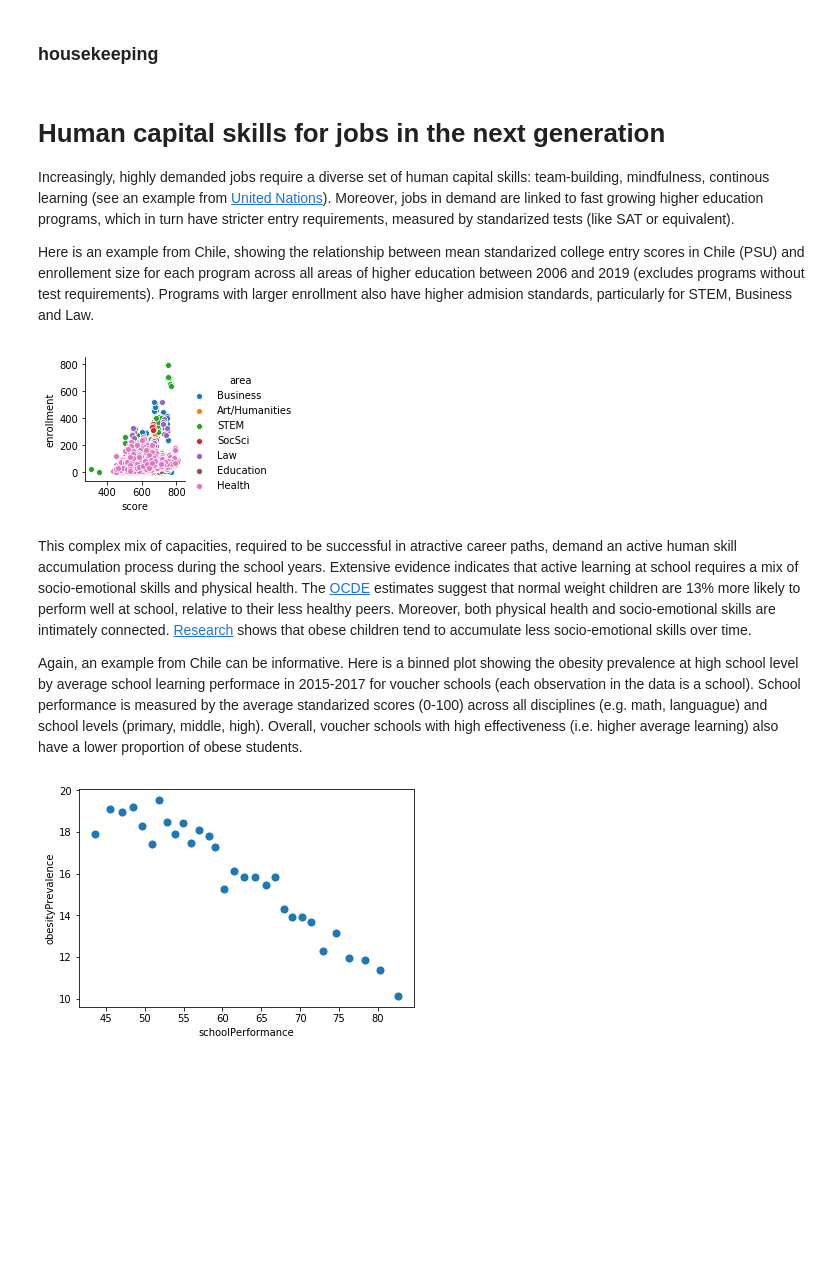
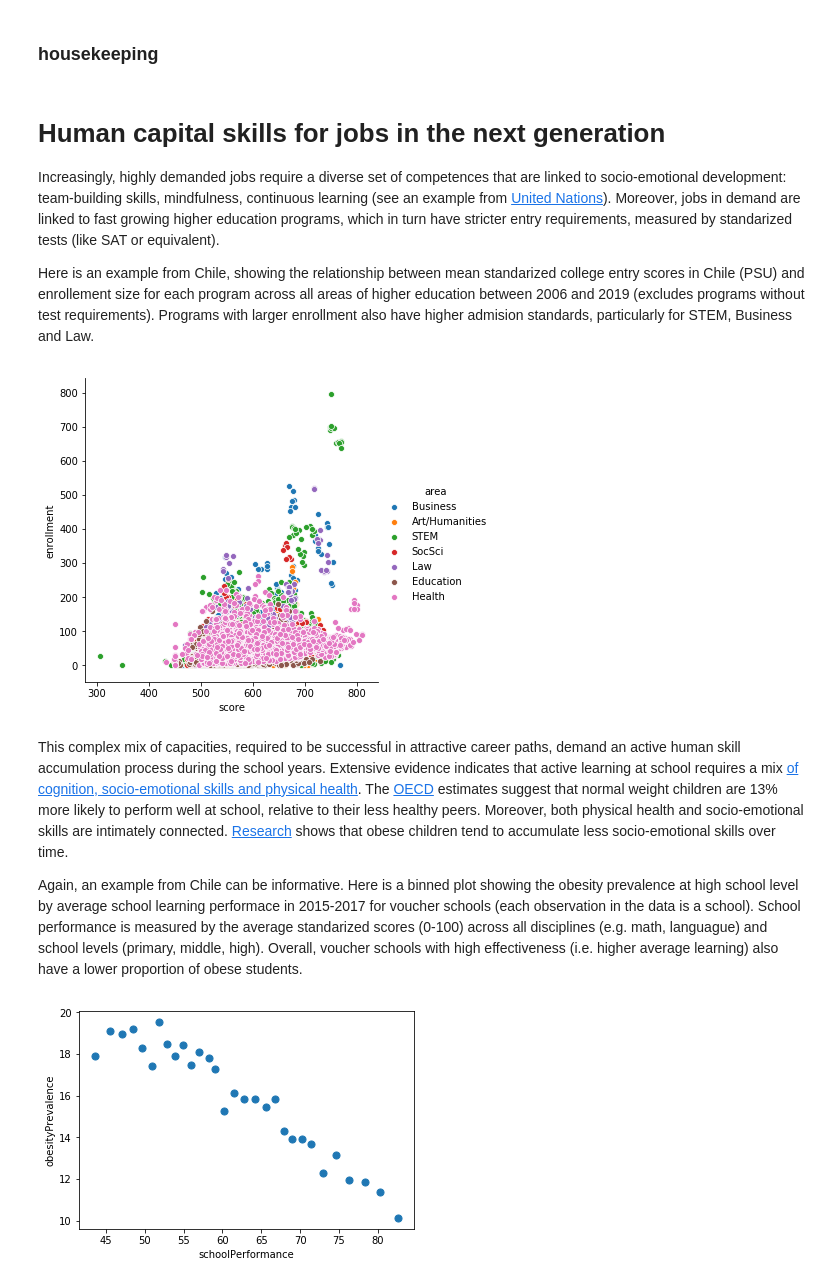
Before and after one commit to juancaros/junaeb, a Jupyter notebook: Intro.ipynb, the cells around one changed output. Cells and saved outputs as stored; diff of their text form; code cells hidden in the pictures; blank space fills up the shorter version.

```diff
--- a/Intro.ipynb
+++ b/Intro.ipynb
@@ -18,17 +18,17 @@ mn.dropna(inplace=True)
 # %% [markdown]
 # Human capital skills for jobs in the next generation
 
-Increasingly, highly demanded jobs require a diverse set of human capital skills: team-building, mindfulness, continous learning (see an example from [United Nations](https://careers.un.org/lbw/attachments/competencies_booklet_en.pdf)). Moreover, jobs in demand are linked to fast growing higher education programs, which in turn have stricter entry requirements, measured by standarized tests (like SAT or equivalent).
+Increasingly, highly demanded jobs require a diverse set of competences that are linked to socio-emotional development: team-building skills, mindfulness, continuous learning (see an example from [United Nations](https://careers.un.org/lbw/attachments/competencies_booklet_en.pdf)). Moreover, jobs in demand are linked to fast growing higher education programs, which in turn have stricter entry requirements, measured by standarized tests (like SAT or equivalent).
 
 
 Here is an example from Chile, showing the relationship between mean standarized college entry scores in Chile (PSU) and enrollement size for each program across all areas of higher education between 2006 and 2019 (excludes programs without test requirements). Programs with larger enrollment also have higher admision standards, particularly for STEM, Business and Law.
 # %%
 cned.rename(columns={"puntaje": "score", "ingreso2": "enrollment"}, inplace=True)
-scatter1 = sns.pairplot(x_vars="score", y_vars="enrollment", data=cned, hue="area")
+scatter1 = sns.pairplot(x_vars="score", y_vars="enrollment", data=cned, hue="area", height=5)
 # %% [output]
-[figure, old version]
+[figure, new version]
 # %% [markdown]
-This complex mix of capacities, required to be successful in atractive career paths, demand an active human skill accumulation process during the school years. Extensive evidence indicates that active learning at school requires a mix of socio-emotional skills and physical health. The [OCDE](https://read.oecd-ilibrary.org/social-issues-migration-health/the-heavy-burden-of-obesity_67450d67-en#page1) estimates suggest that normal weight children are 13% more likely to perform well at school, relative to their less healthy peers. Moreover, both physical health and socio-emotional skills are intimately connected. [Research](https://www.journals.uchicago.edu/doi/abs/10.1086/692016?journalCode=jhc) shows that obese children tend to accumulate less socio-emotional skills over time.
+This complex mix of capacities, required to be successful in attractive career paths, demand an active human skill accumulation process during the school years. Extensive evidence indicates that active learning at school requires a mix [of cognition, socio-emotional skills and physical health](https://nyaspubs.onlinelibrary.wiley.com/doi/full/10.1111/nyas.12331). The [OECD](https://read.oecd-ilibrary.org/social-issues-migration-health/the-heavy-burden-of-obesity_67450d67-en#page1) estimates suggest that normal weight children are 13% more likely to perform well at school, relative to their less healthy peers. Moreover, both physical health and socio-emotional skills are intimately connected. [Research](https://www.journals.uchicago.edu/doi/abs/10.1086/692016?journalCode=jhc) shows that obese children tend to accumulate less socio-emotional skills over time.
 
 Again, an example from Chile can be informative. Here is a binned plot showing the obesity prevalence at high school level by average school learning performace in 2015-2017 for voucher schools (each observation in the data is a school). School performance is measured by the average standarized scores (0-100) across all disciplines (e.g. math, languague) and school levels (primary, middle, high). Overall, voucher schools with high effectiveness (i.e. higher average learning) also have a lower proportion of obese students.
 # %%
```
